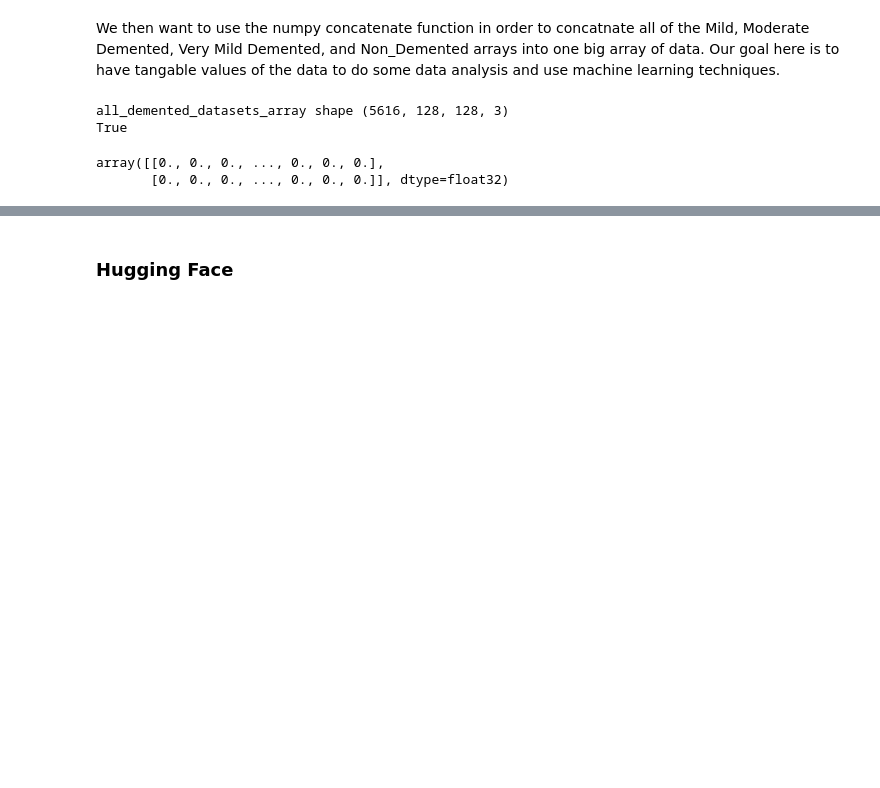
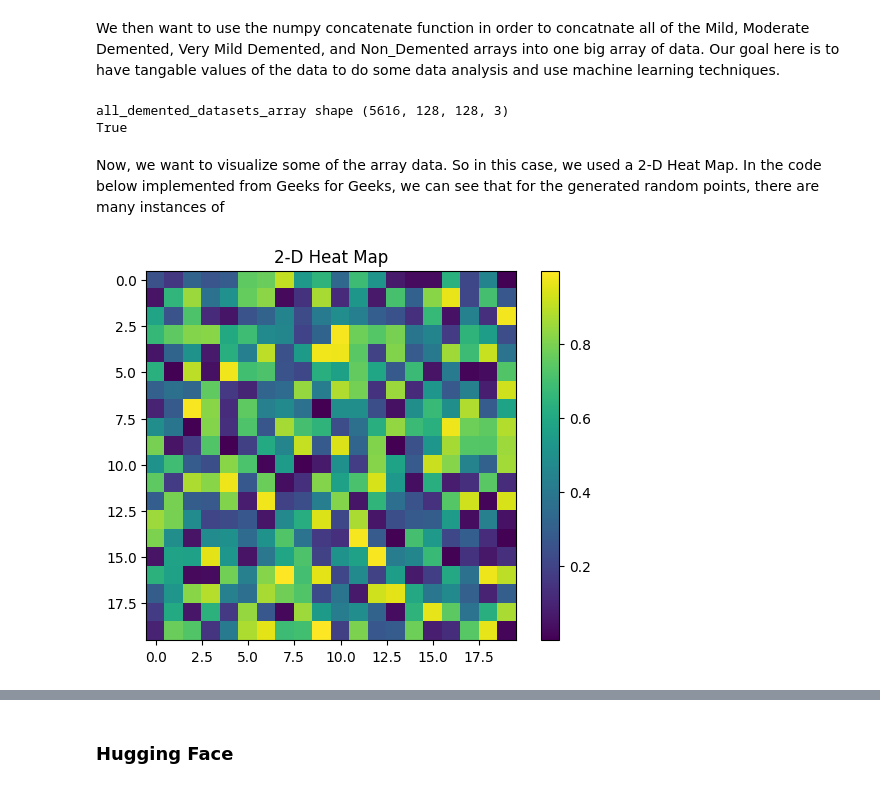
Before and after one commit to enriqfatima/COGS138_GROUP_13, a Jupyter notebook: COGS138_Final.ipynb, the cells around one changed output, grey strips where cells are left out. Cells and saved outputs as stored; diff of their text form; code cells hidden in the pictures; blank space fills up the shorter version.

Commit message:
heatmaps and kmeans

```diff
--- a/COGS138_Final.ipynb
+++ b/COGS138_Final.ipynb
@@ -773,7 +768,15 @@ kmeans = KMeans(n_clusters=2, random_state=0, n_init=10).fit(reshaped_array)
-# %%
-# https://scikit-learn.org/stable/modules/generated/sklearn.cluster.KMeans
-kmeans.labels_
-kmeans.cluster_centers_
-# %% [output]
-array([[0., 0., 0., ..., 0., 0., 0.],
-       [0., 0., 0., ..., 0., 0., 0.]], dtype=float32)
+# %% [markdown]
+Now, we want to visualize some of the array data. So in this case, we used a 2-D Heat Map. In the code below implemented from Geeks for Geeks, we can see that for the generated random points, there are many instances of
+# %%
+
+#reshaped_array = all_demented_datasets_array.reshape(5616, 49152)
+
+all_demented_datasets_array = np.random.random((20, 20)) # Here we are generating random data for our graph
+plt.imshow(all_demented_datasets_array, interpolation='nearest')
+plt.title( "2-D Heat Map" )
+plt.colorbar()
+plt.show()
+
+# need to cite: https://www.geeksforgeeks.org/how-to-draw-2d-heatmap-using-matplotlib-in-python/
+# %% [output]
+[figure, added]
```
Also changed, not shown: parts of 6 cells of this notebook.
